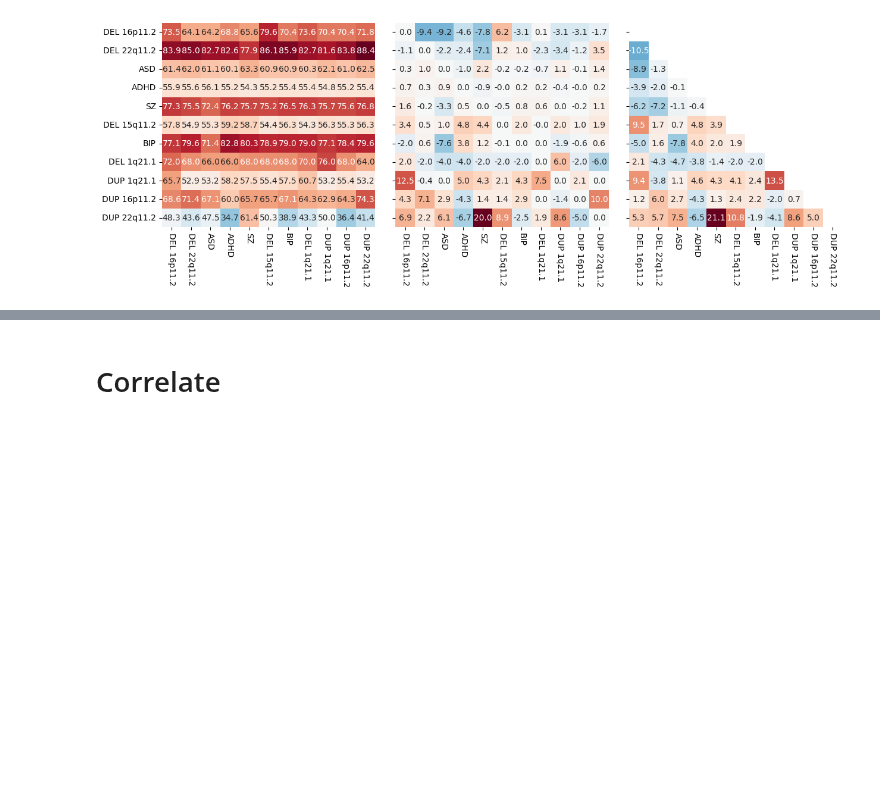
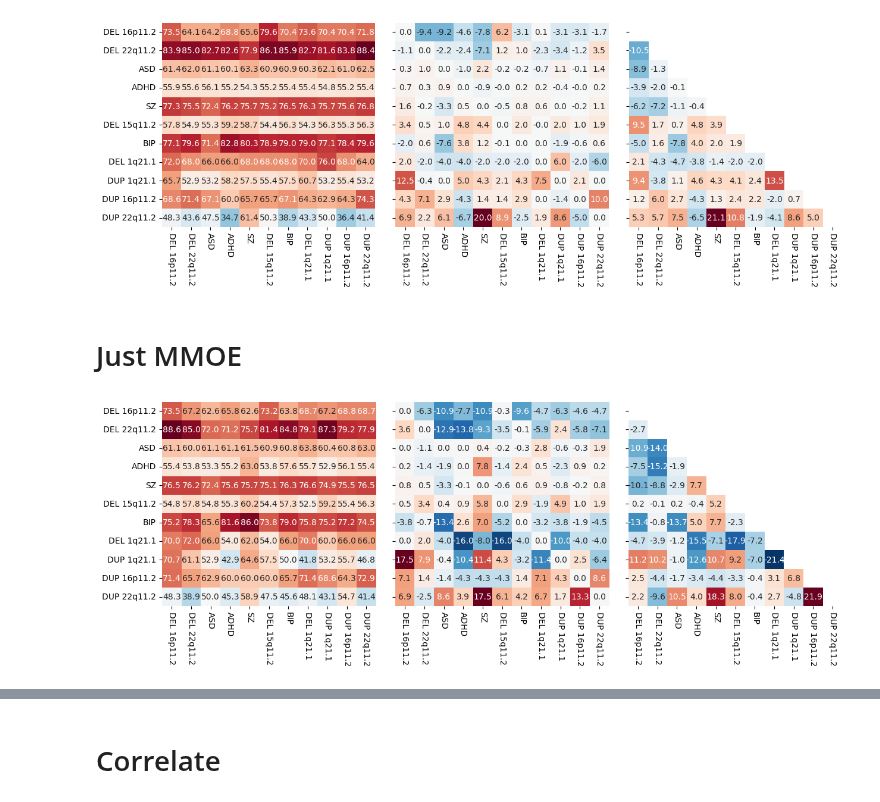
Before and after one commit to harveyaa/neuropsych_mtl, a Jupyter notebook: MTL/conditions/neg_transfer_intra.ipynb, the cells around one changed output, grey strips where cells are left out. Saved outputs shown, nothing was run; the diff lists cells and outputs as text; code cells hidden in the pictures; blank space fills up the shorter version.

```diff
--- a/MTL/conditions/neg_transfer_intra.ipynb
+++ b/MTL/conditions/neg_transfer_intra.ipynb
@@ -555,3 +594,35 @@ plt.tight_layout(pad=2)
 plt.savefig('../results_paper/pairs/figures/triple_comparison_no_cbar.png',dpi=300)
 # %% [output]
 [figure]
+# %% [markdown]
+# Just MMOE
+# %%
+fig,ax = plt.subplots(1,3,figsize=(13,5),sharey=True,sharex=True)
+
+# Pair Gains
+sns.heatmap(mmoe_diff.loc[clabels_mlp_order,clabels_mlp_order] + mmoe_diff.loc[clabels_mlp_order,clabels_mlp_order].transpose(),
+            annot=True,cmap='RdBu_r',cbar=False,ax=ax[2],center=0,fmt='.1f',mask = np.triu(np.ones((11,11))))
+
+# pairwise diff
+sns.heatmap(mmoe_diff.loc[clabels_mlp_order,clabels_mlp_order],annot=True,cmap='RdBu_r',cbar=False,ax=ax[1],center=0,fmt='.1f')
+
+# pairwise raw
+sns.heatmap(mmoe_pairs.loc[clabels_mlp_order,clabels_mlp_order],annot=True,cmap='RdBu_r',cbar=False,ax=ax[0],center=50,fmt='.1f')
+
+#ax[0,0].set_title('Accuracy')
+#ax[0,1].set_title('Difference from Baseline')
+#ax[0,2].set_title('Pair Gain')
+
+ax[2].yaxis.set_label_position("right")
+
+ax[0].set_yticklabels(labels_mlp_order)
+
+ax[0].set_xticklabels(labels_mlp_order,rotation=270)
+ax[1].set_xticklabels(labels_mlp_order,rotation=270)
+ax[2].set_xticklabels(labels_mlp_order,rotation=270)
+
+#plt.subplots_adjust(hspace=0.1,wspace=0.05)
+plt.tight_layout(pad=2)
+plt.savefig('../results_paper/pairs/figures/triple_comparison_no_cbar_mmoe.png',dpi=300)
+# %% [output]
+[figure, added]
```
Also changed, not shown: parts of 12 cells of this notebook, 12 other files.
